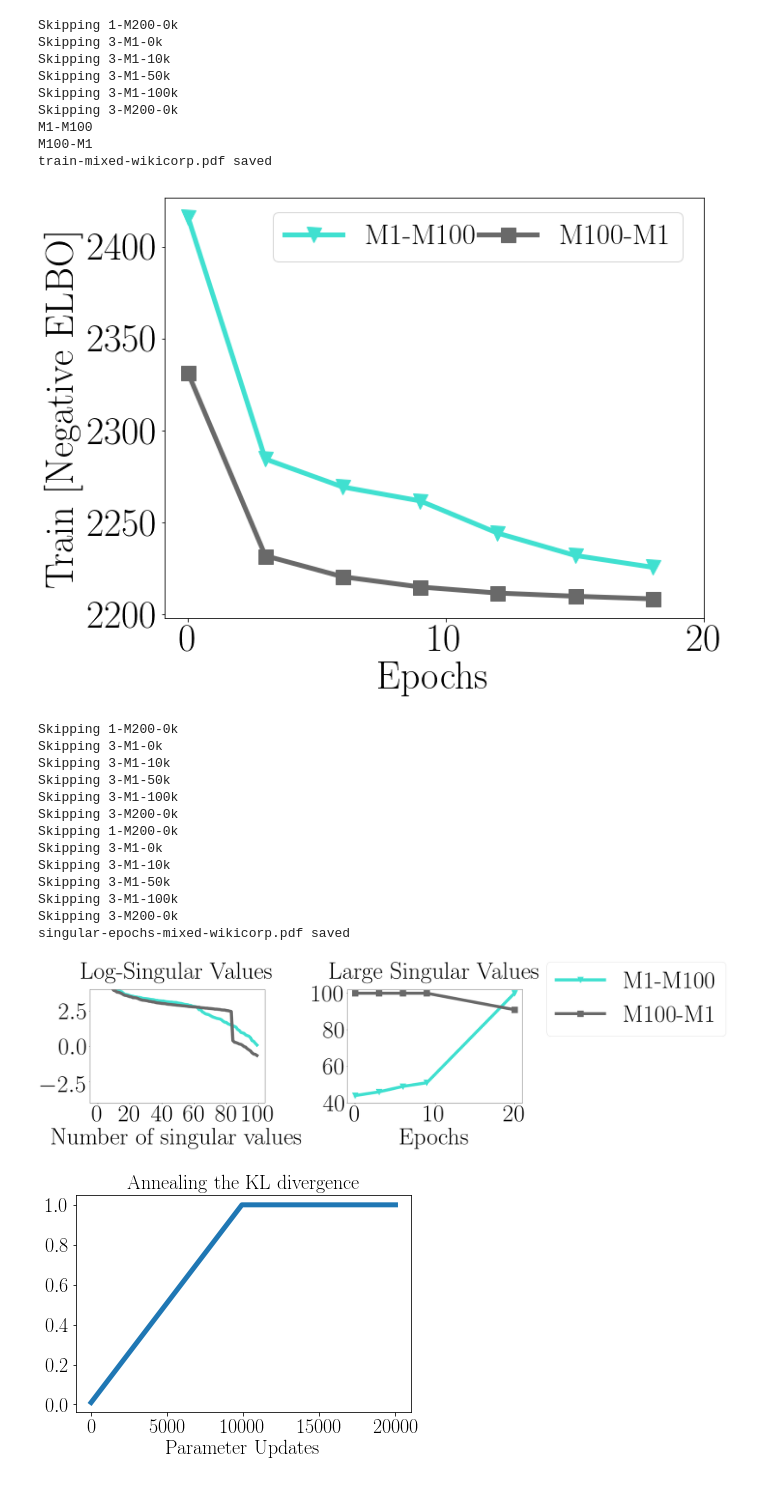
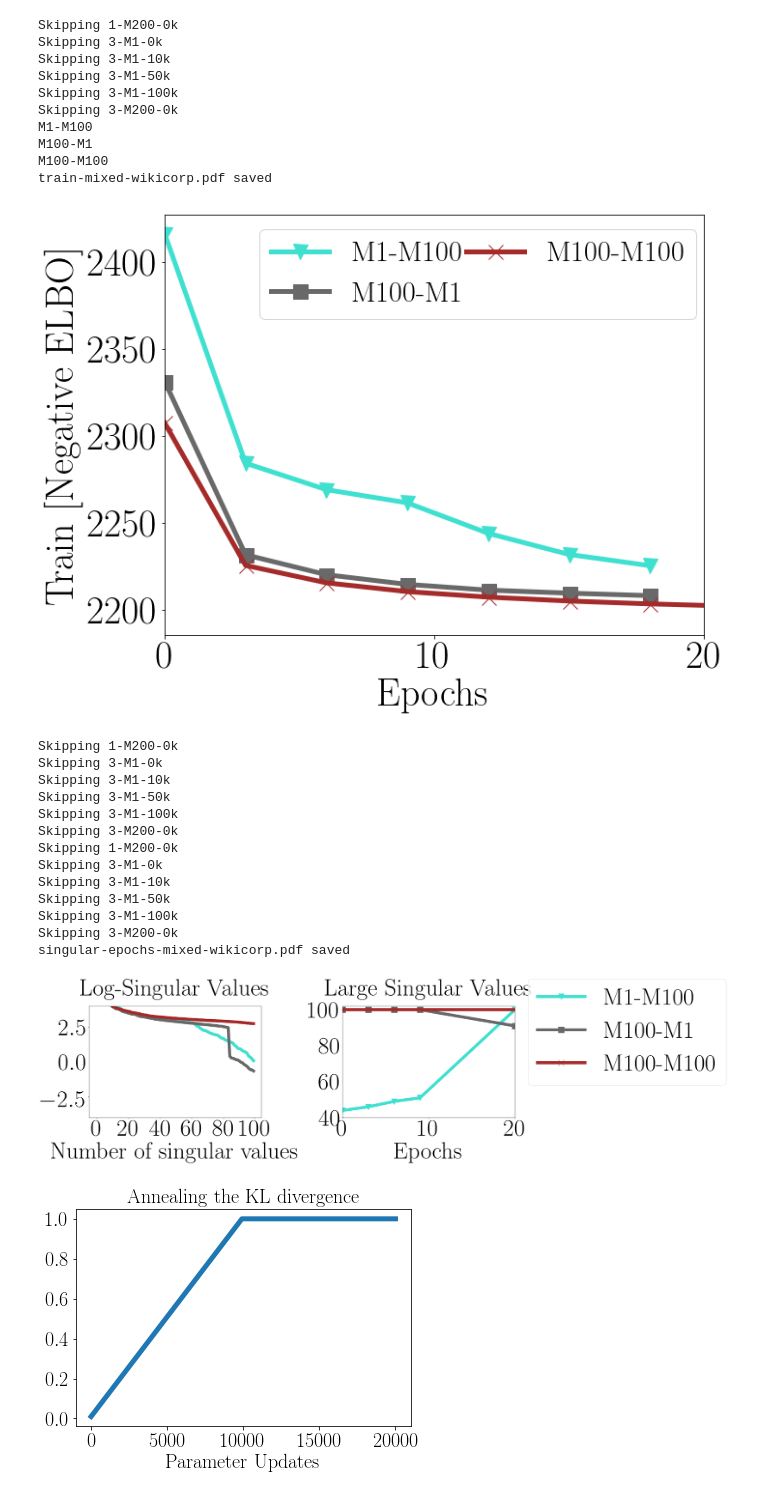
Before and after one commit to rahulk90/vae_sparse, a Jupyter notebook: ipynb/bow_text/VisualizeTrainValidCurves-mixedTraining.ipynb, the cells around one changed output. Saved outputs shown, nothing was run; the diff lists cells and outputs as text; code cells hidden in the pictures.

```diff
--- a/ipynb/bow_text/VisualizeTrainValidCurves-mixedTraining.ipynb
+++ b/ipynb/bow_text/VisualizeTrainValidCurves-mixedTraining.ipynb
@@ -20,7 +20,7 @@ mpl.rcParams['legend.fontsize']=40
 #http://stackoverflow.com/questions/22408237/named-colors-in-matplotlib
 from utils.misc import getConfigFile, readPickle, loadHDF5, getUniqueIDFromParams
 from optvaeutils.viz import getName
-subdirectories = ['none_finopt','finopt_none']
+subdirectories = ['none_finopt','finopt_none','finopt']
 
 #DIR = '../../expt/results_dec19/chkpt-rcv2_miao-';MAXEPOCH='200'
 DIR = '../../expt/chkpt-wikicorp-';MAXEPOCH='20'
@@ -69,9 +67,9 @@ ctr = 0
 
 results = {}
 for sdir in subdirectories:
-    for f in glob.glob(DIR+sdir+'/*EP'+MAXEPOCH+'*.h5'):
+    for f in glob.glob(DIR+sdir+'/*final*h5'):#EP'+MAXEPOCH+'*.h5'):
         print f,
-        if 'normalize' in f:
+        if 'normalize' in f or 'pl-0' in f:
             continue
         params = readPickle(getConfigFile(f))[0]
         params['replicate_K'] = None
@@ -110,10 +108,13 @@ for idx,name in enumerate(names):
     idxlist.append(idx)
 datalist = [datalist[k] for k in idxlist]
 def update_name(name):
+    print 'In uname:',name
     if 'none_finopt' in name:
         return 'M1-M100'
+    elif 'finopt_none'in name:
+        return 'M100-M1'
     else:
-        return 'M100-M1'
+        return 'M100-M100'
     ar   = str(name.split('anneal_rate-')[1])
     pl   = str(int(name.split('p_layers-')[1].split('-anneal')[0])+1)
     if 'baseline' in name:
@@ -154,6 +161,7 @@ colorFinal['3-M1-100k']=  'turquoise'
 colorFinal['3-'+NS+'-0k']=  'dimgrey'
 colorFinal['M1-M100']=  'turquoise'
 colorFinal['M100-M1']=  'dimgrey'
+colorFinal['M100-M100']=  'brown'
 markerFinal = OrderedDict()
 #markerFinal['1-M1-anneal0']      =  'o'
 markerFinal['1-'+NS+'-0k']  =  '*'
@@ -164,6 +172,7 @@ markerFinal['3-M1-100k']  =  'v'
 markerFinal['3-'+NS+'-0k']  =  's'
 markerFinal['M1-M100']  =  'v'
 markerFinal['M100-M1']  =  's'
+markerFinal['M100-M100']  =  'x'
 
 fig,axlist     = plt.subplots(1,1,figsize=(10,8))
 ax = axlist
@@ -197,6 +206,7 @@ if 'rcv2' in dataset:
     ax.set_ylim([300,600])
     ax.legend(loc='upper center', bbox_to_anchor=(.58, 1.),ncol=2,columnspacing=0.1,fontsize=30)
 if 'wikicorp' in dataset:
+    ax.set_xlim([0,20])
     ax.set_ylim([1100,1700])
     ax.legend(loc='upper center', bbox_to_anchor=(.58, 1.),ncol=2,columnspacing=0.1,fontsize=30)
     ax.set_xticks(np.arange(0,int(MAXEPOCH)+1,10))
@@ -251,34 +263,36 @@ for name in markerFinal:
     Y = Y[idx]
     if len(idx)>10:
         X = X[::3]
         Y = Y[::3]
     ax.plot(X,Y,marker = MARKER,color=COLOR,label=name)
 
 ax.set_ylabel('Train [Negative ELBO]')
 ax.set_xlabel('Epochs')
 ax.hlines(NLL_valid_prob, 0, ax.get_xlim()[1], linestyles='dashdot',colors='k')
 if 'rcv2_miao' in dataset:
     pass
     #ax.set_xlim([0,200])
     #ax.set_ylim([300,600])
 if 'wikicorp' in dataset:
+    ax.set_xlim([0,20])
     ax.legend(loc='upper center', bbox_to_anchor=(.58, 1.),ncol=2,columnspacing=0.1,fontsize=30)
     ax.set_xticks(np.arange(0,int(MAXEPOCH)+1,10))
 
 fname = 'train-mixed-'+dataset+'.pdf'
 print fname,'saved'
 plt.savefig(fname,bbox_inches='tight')
 # %% [output]
 Skipping 1-M200-0k
 Skipping 3-M1-0k
 Skipping 3-M1-10k
 Skipping 3-M1-50k
 Skipping 3-M1-100k
 Skipping 3-M200-0k
 M1-M100
 M100-M1
+M100-M100
 train-mixed-wikicorp.pdf saved
-[figure, old version]
+[figure, new version]
 # %%
 fig,axlist = plt.subplots(1,2,figsize=(24,10))
 FS = 80
@@ -321,6 +335,7 @@ for idx,name in enumerate(markerFinal):
     ax.plot(X,Y,label = name, marker=MARKER, color=COLOR,lw=10,ms=20)
 
 ax.legend(loc='upper center', bbox_to_anchor=(1.65, 1.35),ncol=1,columnspacing=0.1,fontsize=FS)
+ax.set_xlim([0,20])
 ax.set_title('Large Singular Values',fontsize=FS, y=1.08)
 ax.set_xlabel('Epochs',fontsize=FS)
 ax.set_xticks(np.arange(0,int(MAXEPOCH)+1,10))
@@ -345,7 +360,7 @@ Skipping 3-M1-50k
 Skipping 3-M1-100k
 Skipping 3-M200-0k
 singular-epochs-mixed-wikicorp.pdf saved
-[figure, old version]
+[figure, new version]
 # %%
 alpha = 0
 AR    = 10000
```
Also changed, not shown: parts of 3 cells of this notebook, 3 other files.
